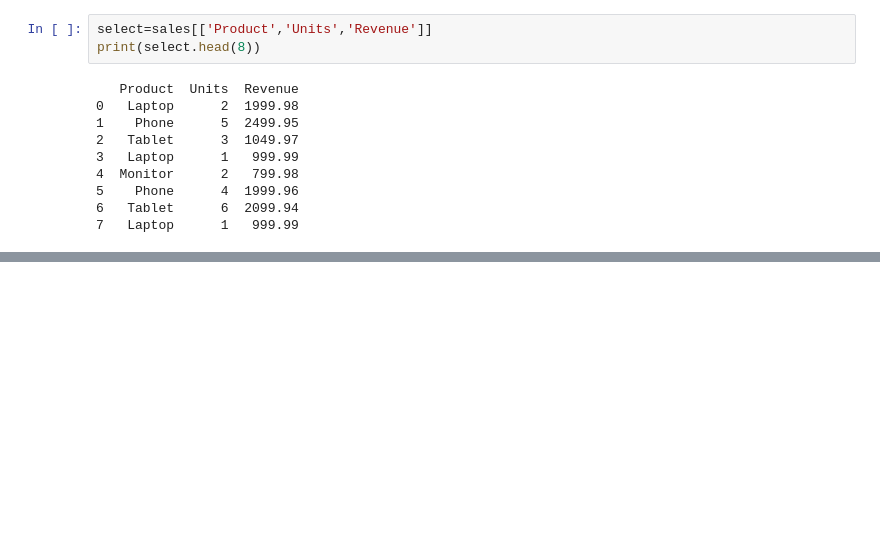
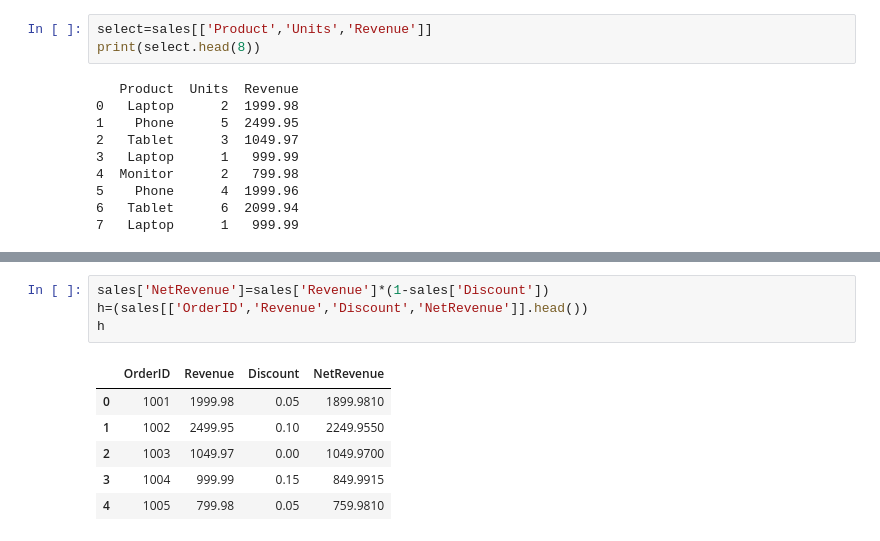
Before and after one commit to shimnasherin73/python-basics, a Jupyter notebook: example tasks pd &np .ipynb, the cells around one changed output, grey strips where cells are left out. Drawn from its saved outputs; the diff is of its cells as text; blank space fills up the shorter version.

```diff
--- a/example tasks pd &np .ipynb
+++ b/example tasks pd &np .ipynb
@@ -676,0 +671,11 @@ print(sort[['OrderID','Product','Region','Revenue']])
+# %%
+sales['NetRevenue']=sales['Revenue']*(1-sales['Discount'])
+h=(sales[['OrderID','Revenue','Discount','NetRevenue']].head())
+h
+# %% [output]
+|  | OrderID | Revenue | Discount | NetRevenue |
+| 0 | 1001 | 1999.98 | 0.05 | 1899.9810 |
+| 1 | 1002 | 2499.95 | 0.10 | 2249.9550 |
+| 2 | 1003 | 1049.97 | 0.00 | 1049.9700 |
+| 3 | 1004 | 999.99 | 0.15 | 849.9915 |
+| 4 | 1005 | 799.98 | 0.05 | 759.9810 |
```
Also changed, not shown: parts of 11 cells of this notebook.
